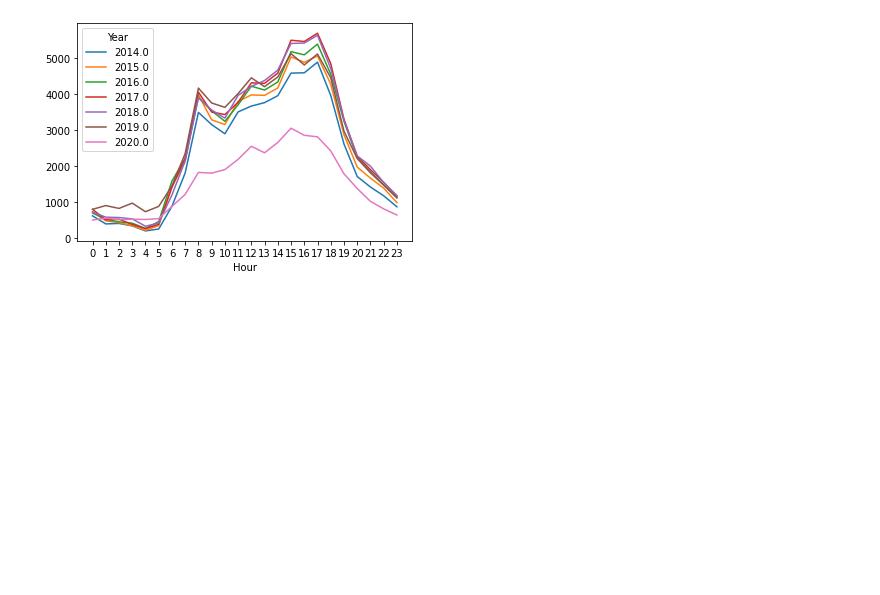
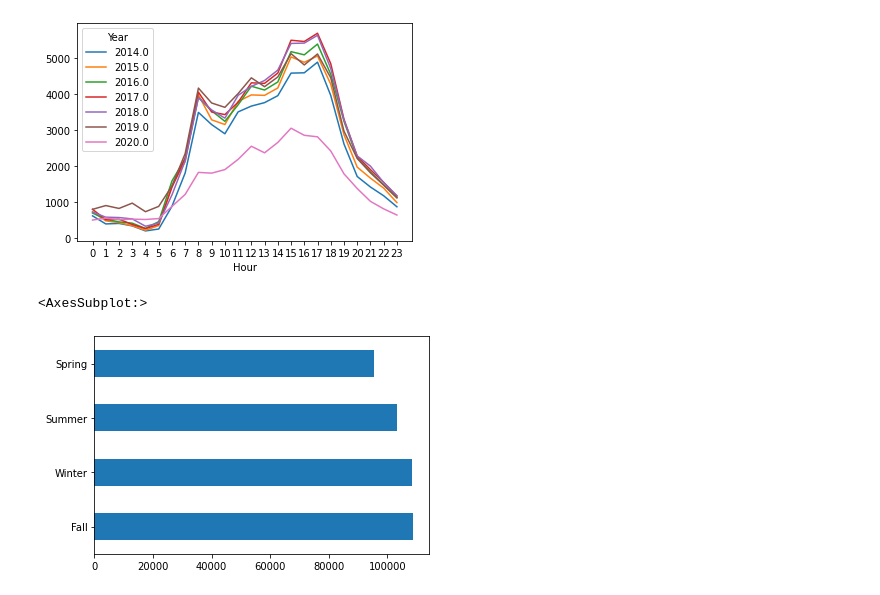
Before and after one commit to Vincent-Kwan/Safe-Roads-Competition, a Jupyter notebook: ASR-T-TBL-001.ipynb, the cells around one changed output. Saved outputs shown, nothing was run; the diff lists cells and outputs as text; code cells hidden in the pictures; blank space fills up the shorter version.

```diff
--- a/ASR-T-TBL-001.ipynb
+++ b/ASR-T-TBL-001.ipynb
@@ -73,3 +74,20 @@ df.groupby(['Hour', 'Year'])['EventUniqueId'].nunique().unstack().plot(kind = 'l
 # %% [output]
 <AxesSubplot:xlabel='Hour'>
 [figure]
+# %%
+def seasons(col):
+    if col['Month'] in ('March', 'April', 'May'):
+        return 'Spring'
+    if col['Month'] in ('June', 'July', 'August'):
+        return 'Summer'
+    if col['Month'] in ('September', 'October', 'November'):
+        return 'Fall'
+    if col['Month'] in ('December', 'January', 'February'):
+        return 'Winter'
+# %%
+df['Season'] = df.apply(seasons, axis = 1)
+# %%
+df['Season'].value_counts().sort_values(ascending = False).plot(kind = 'barh')
+# %% [output]
+<AxesSubplot:>
+[figure, added]
```
Also changed, not shown: parts of 4 cells of this notebook, 2 other files.
